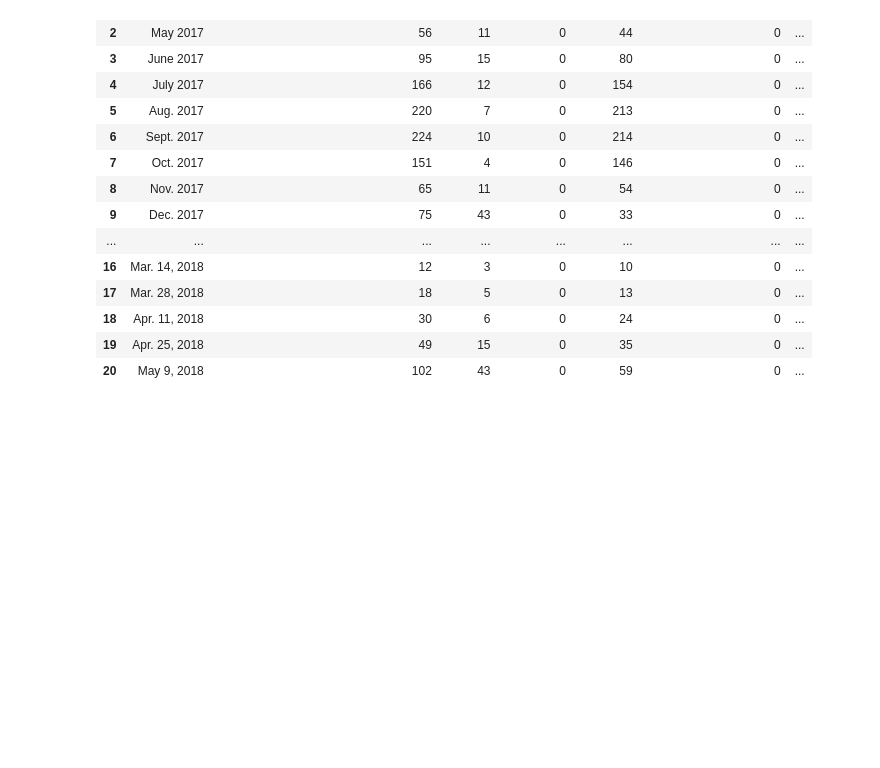
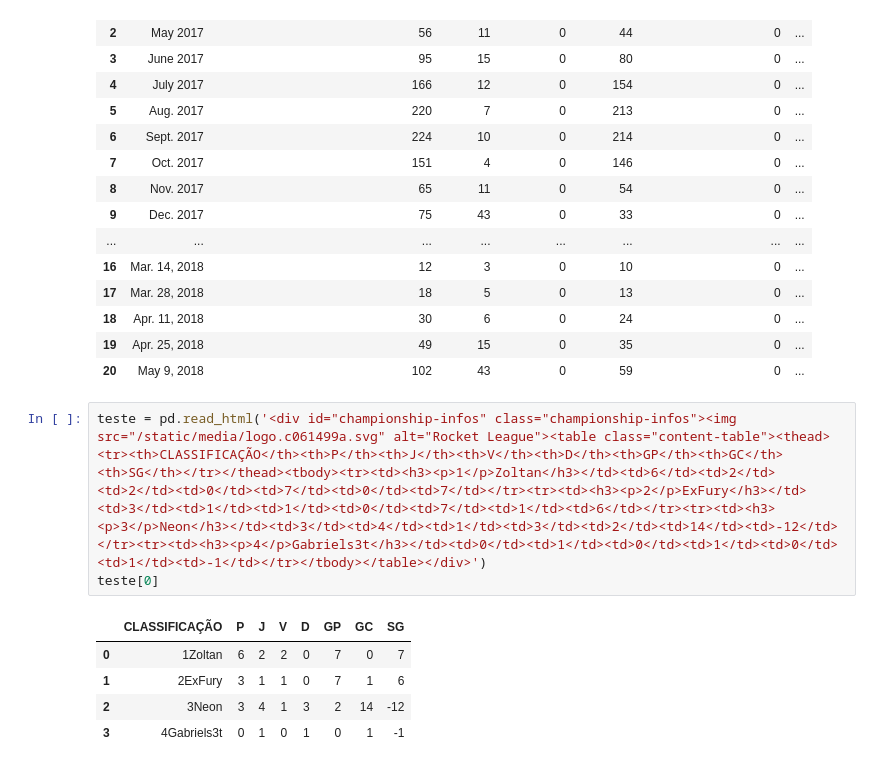
Before and after one commit to gabriels3t/PythonParaCienciaDeDados-Modulo2-, a Jupyter notebook: tratando e analisando/extras/importando_dados.ipynb, the cells around one changed output. Saved outputs shown, nothing was run; the diff lists cells and outputs as text; blank space fills up the shorter version.

```diff
--- a/tratando e analisando/extras/importando_dados.ipynb
+++ b/tratando e analisando/extras/importando_dados.ipynb
@@ -143,3 +149,12 @@ df_hmtl2[2]
 | 18 | Apr. 11, 2018 | 30 | 6 | 0 | 24 | 0 | ... |
 | 19 | Apr. 25, 2018 | 49 | 15 | 0 | 35 | 0 | ... |
 | 20 | May 9, 2018 | 102 | 43 | 0 | 59 | 0 | ... |
+# %%
+teste = pd.read_html('<div id="championship-infos" class="championship-infos"><img src="/static/media/logo.c061499a.svg" alt="Rocket League"><table class="content-table"><thead><tr><th>CLASSIFICAÇÃO</th><th>P</th><th>J</th><th>V</th><th>D</th><th>GP</th><th>GC</th><th>SG</th></tr></thead><tbody><tr><td><h3><p>1</p>Zoltan</h3></td><td>6</td><td>2</td><td>2</td><td>0</td><td>7</td><td>0</td><td>7</td></tr><tr><td><h3><p>2</p>ExFury</h3></td><td>3</td><td>1</td><td>1</td><td>0</td><td>7</td><td>1</td><td>6</td></tr><tr><td><h3><p>3</p>Neon</h3></td><td>3</td><td>4</td><td>1</td><td>3</td><td>2</td><td>14</td><td>-12</td></tr><tr><td><h3><p>4</p>Gabriels3t</h3></td><td>0</td><td>1</td><td>0</td><td>1</td><td>0</td><td>1</td><td>-1</td></tr></tbody></table></div>')
+teste[0]
+# %% [output]
+|  | CLASSIFICAÇÃO | P | J | V | D | GP | GC | SG |
+| 0 | 1Zoltan | 6 | 2 | 2 | 0 | 7 | 0 | 7 |
+| 1 | 2ExFury | 3 | 1 | 1 | 0 | 7 | 1 | 6 |
+| 2 | 3Neon | 3 | 4 | 1 | 3 | 2 | 14 | -12 |
+| 3 | 4Gabriels3t | 0 | 1 | 0 | 1 | 0 | 1 | -1 |
```
Also changed, not shown: parts of 4 cells of this notebook, 6 other files.
